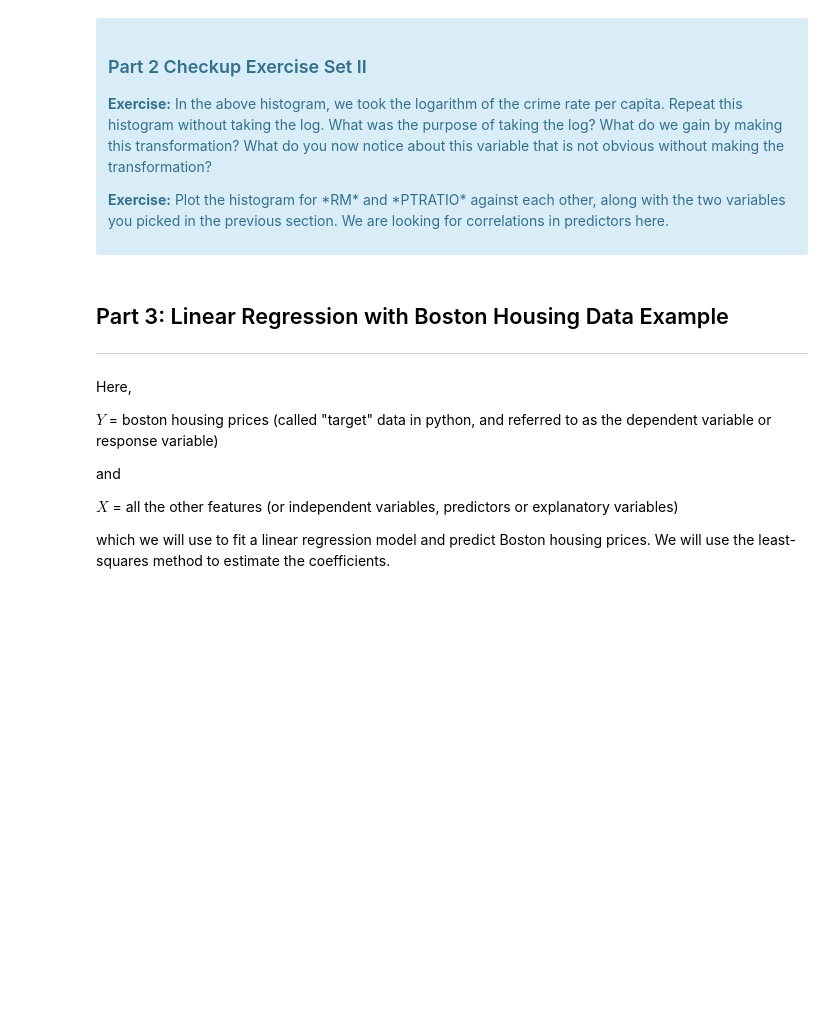
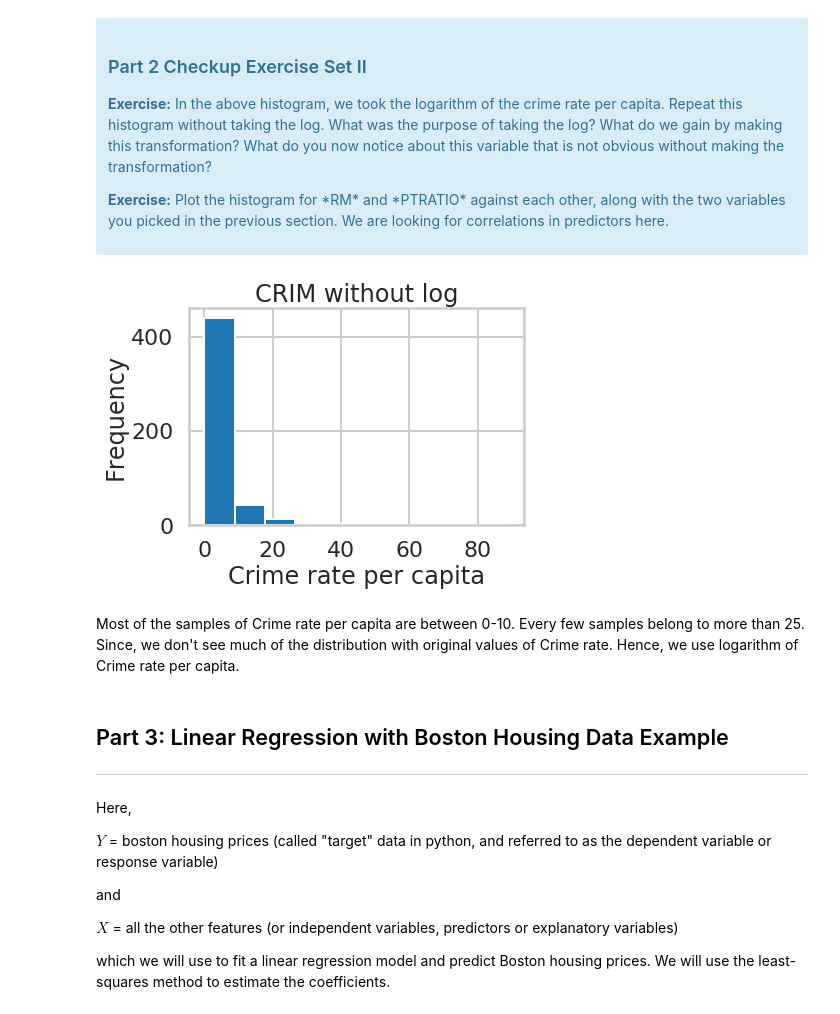
Before and after one commit to aliborji/springboard-mini-projects, a Jupyter notebook: linear_regression/Mini_Project_Linear_Regression.ipynb, the cells around one changed output. Cells and saved outputs as stored; diff of their text form; code cells hidden in the pictures; blank space fills up the shorter version.

```diff
--- a/linear_regression/Mini_Project_Linear_Regression.ipynb
+++ b/linear_regression/Mini_Project_Linear_Regression.ipynb
@@ -350,3 +368,16 @@ plt.show()
+# %%
+#your turn
+plt.hist(bos.CRIM)
+plt.title("CRIM without log")
+plt.xlabel("Crime rate per capita")
+plt.ylabel("Frequency")
+plt.show()
+# %% [output]
+[figure, added]
+# %% [markdown]
+ Most of the samples of Crime rate per capita are between 0-10. Every few samples belong to more than 25.
+ Since, we don't see much of the distribution with original values of Crime rate.
+ Hence, we use logarithm of Crime rate per capita.
 # %% [markdown]
 ## Part 3: Linear Regression with Boston Housing Data Example
 ***
```
Also changed, not shown: parts of 13 cells of this notebook.
